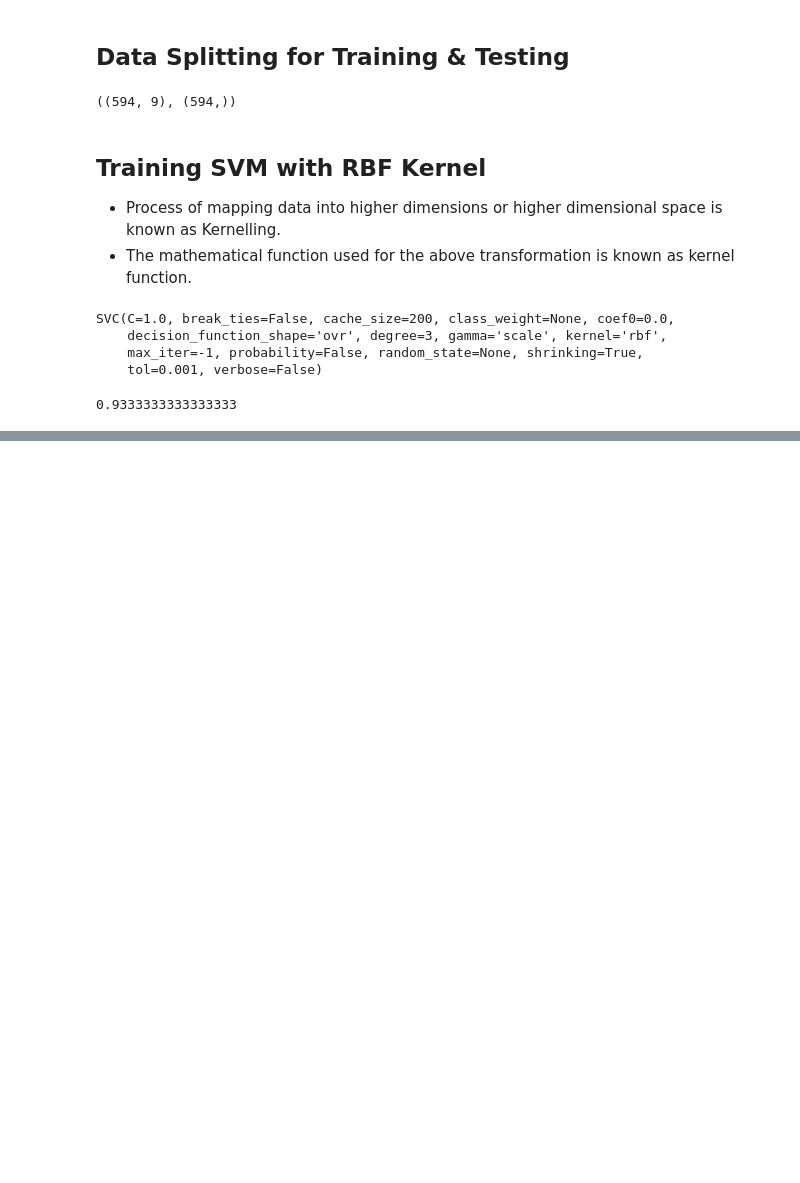
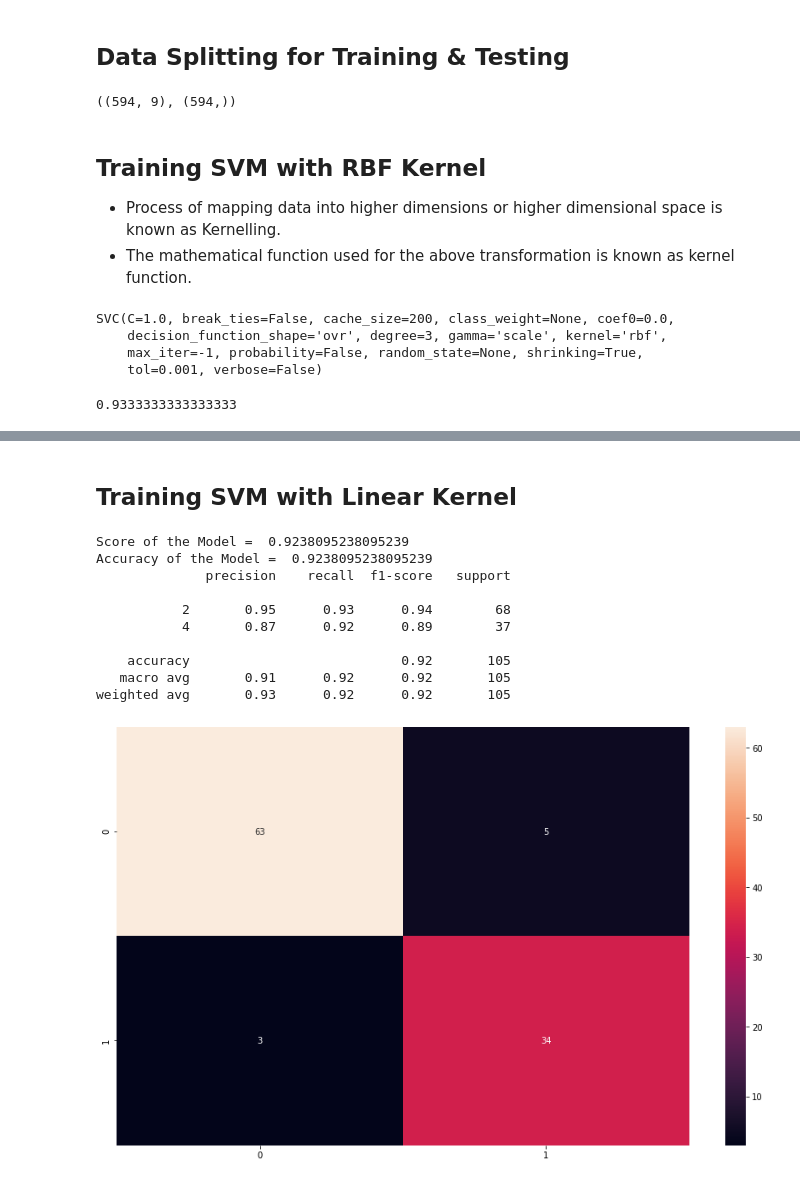
Before and after one commit to HarshitDawar55/Machine_And_Deep_Learning, a Jupyter notebook: Projects/Machine_Learning_Projects/Classifying_The_Cancer_Cell_Class_Using_SVM/Classification_Of_Cancer_Cells_Using_SVM.ipynb, the cells around one changed output, grey strips where cells are left out. Drawn from its saved outputs; the diff is of its cells as text; code cells hidden in the pictures; blank space fills up the shorter version.

Commit message:
Used all the available kernels of SVM!

```diff
--- a/Projects/Machine_Learning_Projects/Classifying_The_Cancer_Cell_Class_Using_SVM/Classification_Of_Cancer_Cells_Using_SVM.ipynb
+++ b/Projects/Machine_Learning_Projects/Classifying_The_Cancer_Cell_Class_Using_SVM/Classification_Of_Cancer_Cells_Using_SVM.ipynb
@@ -190,0 +213,26 @@ classifier.predict(x_test)
+# %% [markdown]
+## Training SVM with Linear Kernel
+# %%
+# Using kernel Linear
+classifier = SVC(kernel = "linear")
+classifier.fit(x_train, y_train)
+print("Score of the Model = ",classifier.score(x_test, y_test))
+y_pred = classifier.predict(x_test)
+print("Accuracy of the Model = ",accuracy_score(y_test, y_pred))
+print(classification_report(y_test, y_pred))
+plt.figure(figsize = (15, 9))
+cm = confusion_matrix(y_test, y_pred)
+sns.heatmap(cm, annot = True)
+plt.show()
+# %% [output]
+Score of the Model =  0.9238095238095239
+Accuracy of the Model =  0.9238095238095239
+              precision    recall  f1-score   support
+
+           2       0.95      0.93      0.94        68
+           4       0.87      0.92      0.89        37
+
+    accuracy                           0.92       105
+   macro avg       0.91      0.92      0.92       105
+weighted avg       0.93      0.92      0.92       105
+[figure, added]
```
Also changed, not shown: parts of 9 cells of this notebook.
